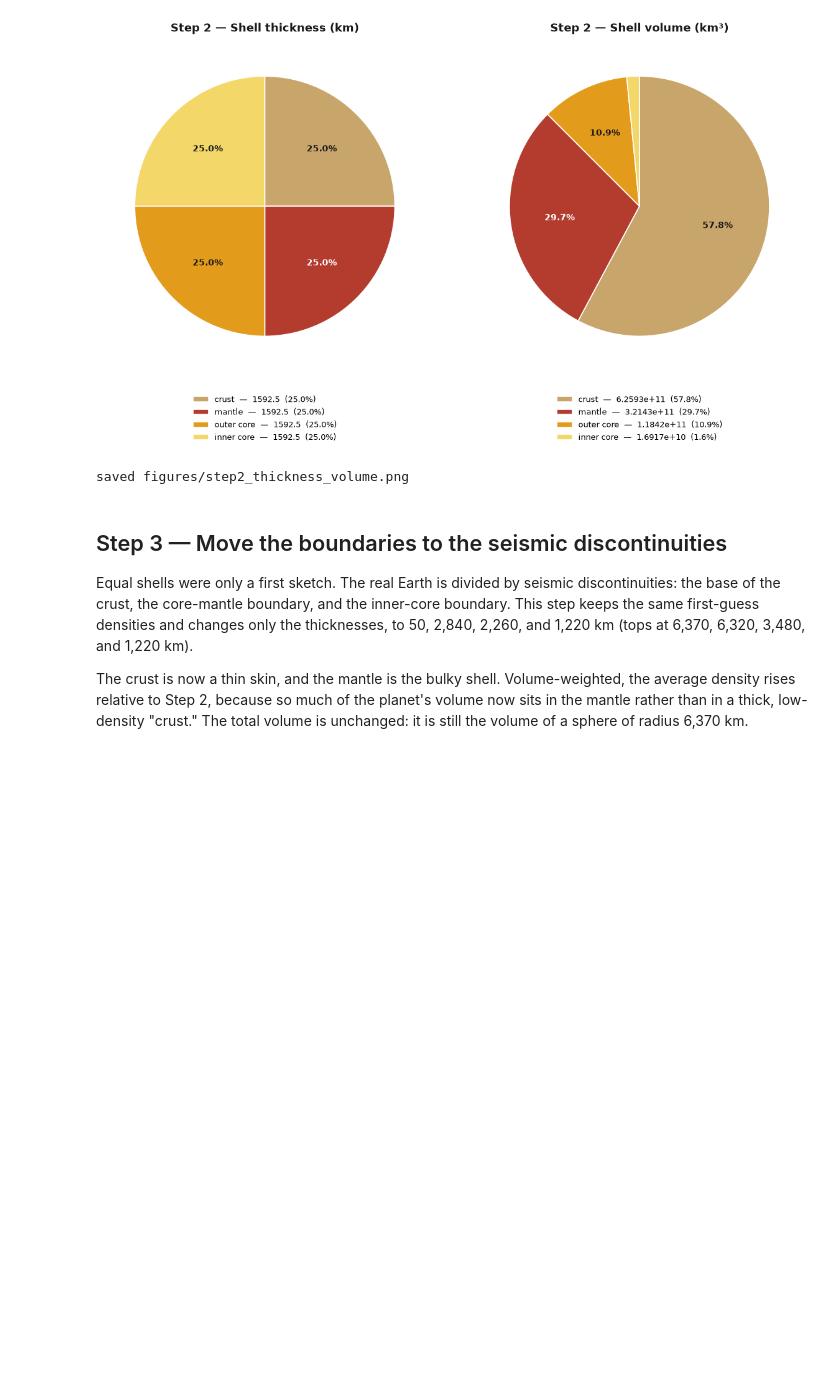
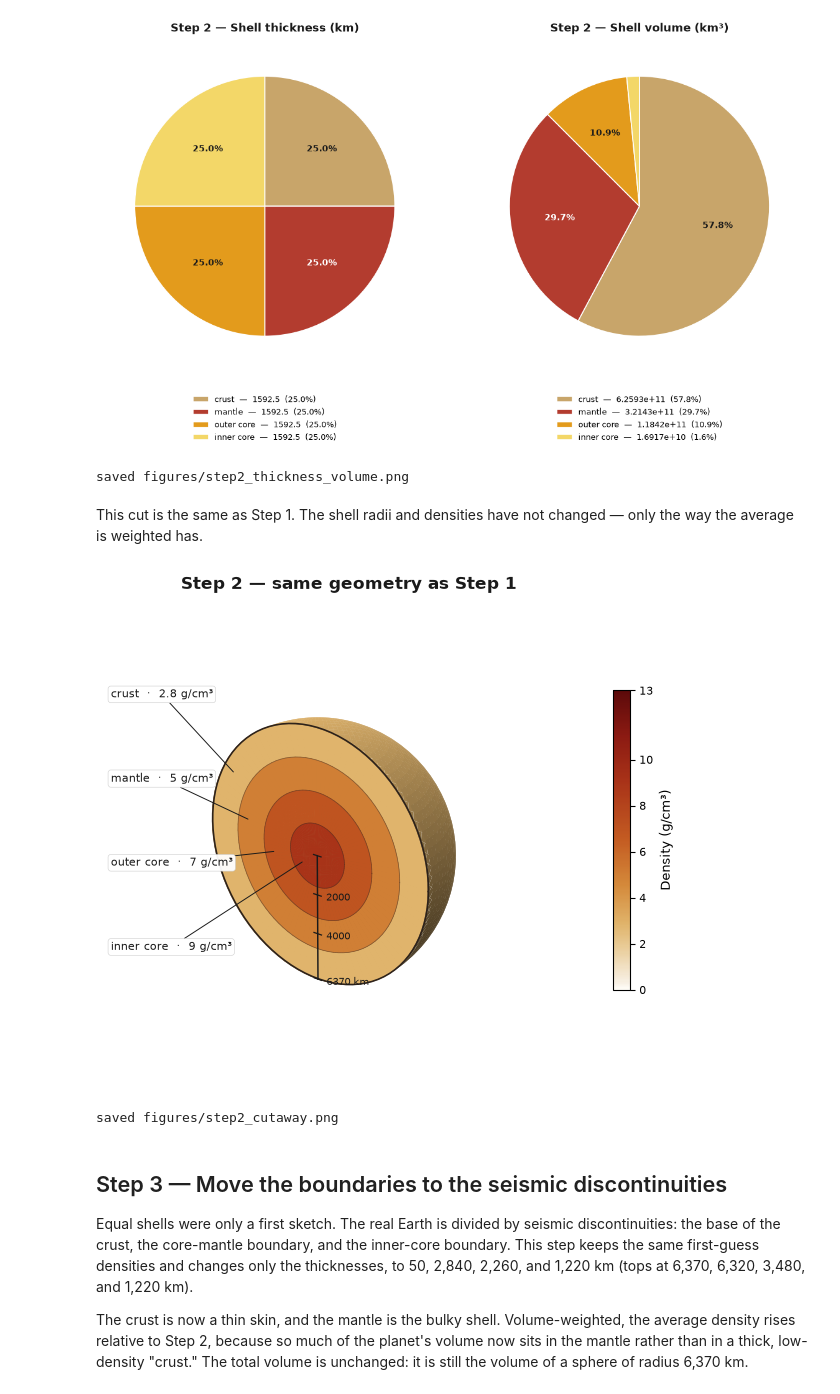
Before and after one commit to adrianayalav-a11y/erth-labs, a Jupyter notebook: lab01-earth-density/lab01_earth_density.ipynb, the cells around one changed output. Drawn from its saved outputs; the diff is of its cells as text; code cells hidden in the pictures; blank space fills up the shorter version.

```diff
--- a/lab01-earth-density/lab01_earth_density.ipynb
+++ b/lab01-earth-density/lab01_earth_density.ipynb
@@ -310,6 +573,13 @@ Step 1 thickness-weighted average was 5.9500 g/cm³ — the mean falls once oute
 | inner core | 1592.5 | 6370 | 1592.5 | 1.691714e+10 | 9 |
 [figure]
 saved figures/step2_thickness_volume.png
+# %% [markdown]
+This cut is the same as Step 1. The shell radii and densities have not changed — only the way the average is weighted has.
+# %%
+show_cutaway(step2, "Step 2 — same geometry as Step 1", "step2_cutaway.png")
+# %% [output]
+[figure, added]
+saved figures/step2_cutaway.png
 # %% [markdown]
 ## Step 3 — Move the boundaries to the seismic discontinuities
 
```
Also changed, not shown: parts of 13 cells of this notebook, 8 other files.
